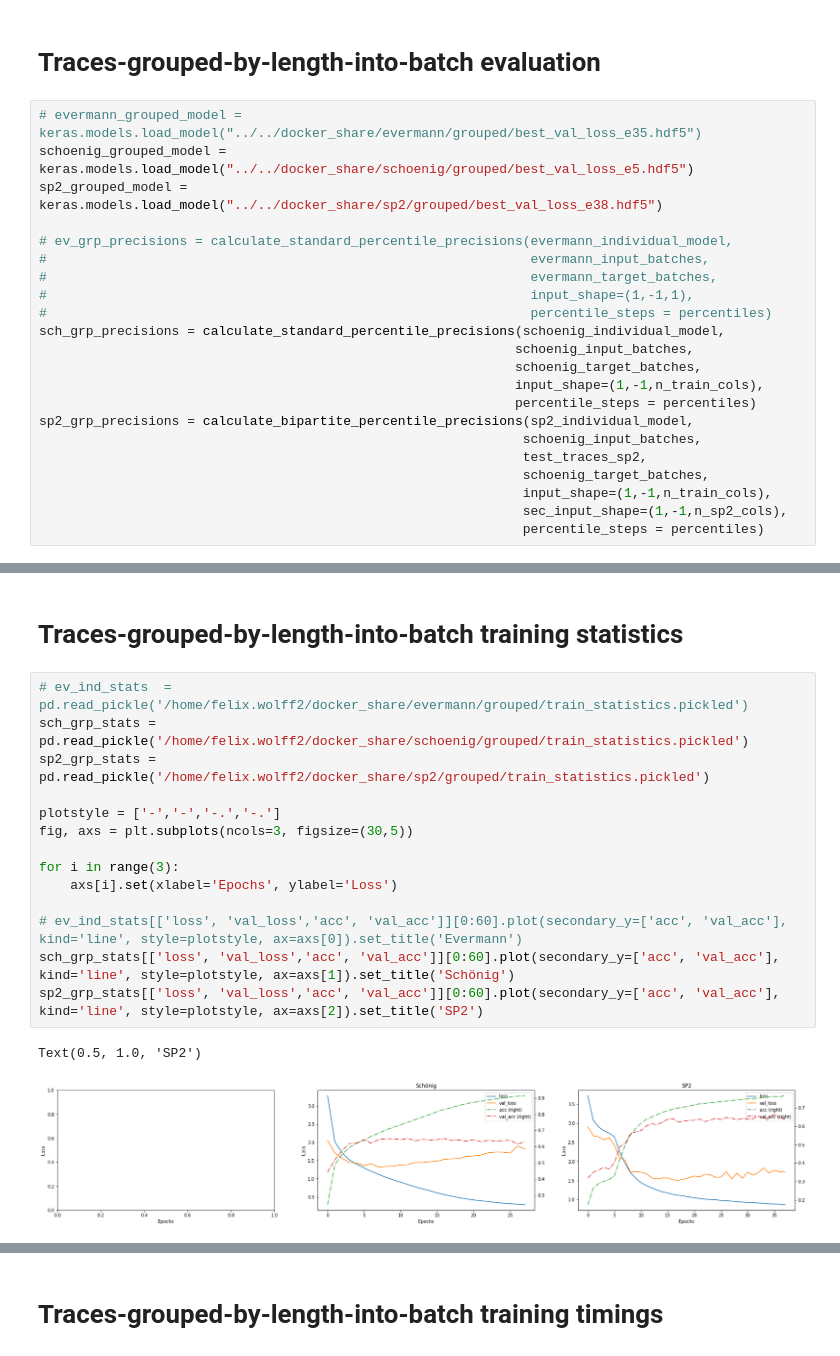
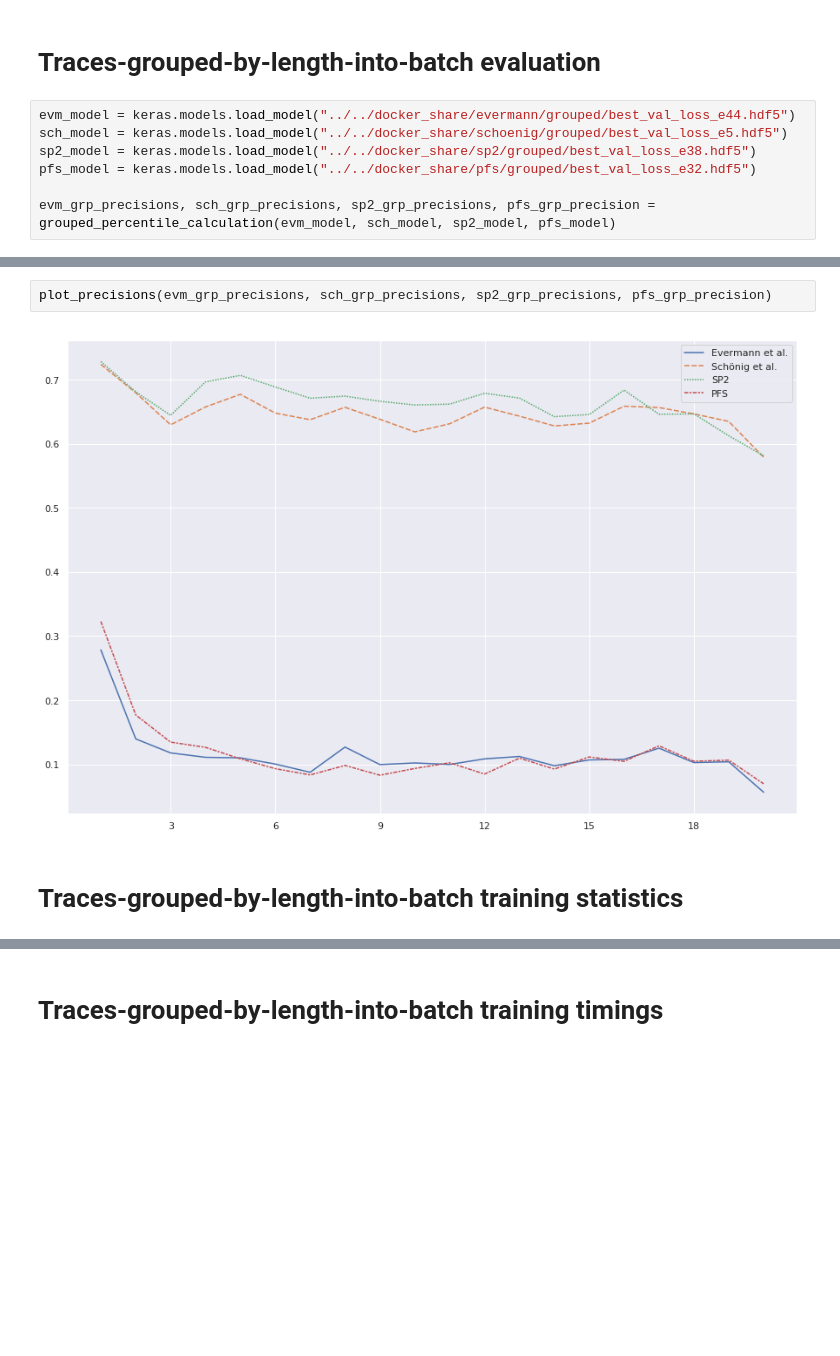
Before and after one commit to flxw/master-thesis, a Jupyter notebook: notebooks/Performance evaluation BPIC2011.ipynb, the cells around one changed output, grey strips where cells are left out. Cells and saved outputs as stored; diff of their text form; blank space fills up the shorter version.

```diff
--- a/notebooks/Performance evaluation BPIC2011.ipynb
+++ b/notebooks/Performance evaluation BPIC2011.ipynb
@@ -178,24 +211,9 @@ Text(0.5, 1.0, 'SP2')
 # %% [markdown]
 # Traces-grouped-by-length-into-batch evaluation
 # %%
-# evermann_grouped_model = keras.models.load_model("../../docker_share/evermann/grouped/best_val_loss_e35.hdf5")
-schoenig_grouped_model = keras.models.load_model("../../docker_share/schoenig/grouped/best_val_loss_e5.hdf5")
-sp2_grouped_model = keras.models.load_model("../../docker_share/sp2/grouped/best_val_loss_e38.hdf5")
+evm_model = keras.models.load_model("../../docker_share/evermann/grouped/best_val_loss_e44.hdf5")
+sch_model = keras.models.load_model("../../docker_share/schoenig/grouped/best_val_loss_e5.hdf5")
+sp2_model = keras.models.load_model("../../docker_share/sp2/grouped/best_val_loss_e38.hdf5")
+pfs_model = keras.models.load_model("../../docker_share/pfs/grouped/best_val_loss_e32.hdf5")
 
-# ev_grp_precisions = calculate_standard_percentile_precisions(evermann_individual_model,
-#                                                              evermann_input_batches,
-#                                                              evermann_target_batches,
-#                                                              input_shape=(1,-1,1),
-#                                                              percentile_steps = percentiles)
-sch_grp_precisions = calculate_standard_percentile_precisions(schoenig_individual_model,
-                                                             schoenig_input_batches,
-                                                             schoenig_target_batches,
-                                                             input_shape=(1,-1,n_train_cols),
-                                                             percentile_steps = percentiles)
-sp2_grp_precisions = calculate_bipartite_percentile_precisions(sp2_individual_model,
-                                                              schoenig_input_batches,
-                                                              test_traces_sp2,
-                                                              schoenig_target_batches,
-                                                              input_shape=(1,-1,n_train_cols),
-                                                              sec_input_shape=(1,-1,n_sp2_cols),
-                                                              percentile_steps = percentiles)
+evm_grp_precisions, sch_grp_precisions, sp2_grp_precisions, pfs_grp_precision = grouped_percentile_calculation(evm_model, sch_model, sp2_model, pfs_model)
@@ -214,19 +220,6 @@ Text(0.5, 1.0, 'SP2')
+# %%
+plot_precisions(evm_grp_precisions, sch_grp_precisions, sp2_grp_precisions, pfs_grp_precision)
+# %% [output]
+[figure, added]
 # %% [markdown]
 # Traces-grouped-by-length-into-batch training statistics
-# %%
-# ev_ind_stats  = pd.read_pickle('/home/felix.wolff2/docker_share/evermann/grouped/train_statistics.pickled')
-sch_grp_stats = pd.read_pickle('/home/felix.wolff2/docker_share/schoenig/grouped/train_statistics.pickled')
-sp2_grp_stats = pd.read_pickle('/home/felix.wolff2/docker_share/sp2/grouped/train_statistics.pickled')
-
-plotstyle = ['-','-','-.','-.']
-fig, axs = plt.subplots(ncols=3, figsize=(30,5))
-
-for i in range(3):
-    axs[i].set(xlabel='Epochs', ylabel='Loss')
-
-# ev_ind_stats[['loss', 'val_loss','acc', 'val_acc']][0:60].plot(secondary_y=['acc', 'val_acc'], kind='line', style=plotstyle, ax=axs[0]).set_title('Evermann')
-sch_grp_stats[['loss', 'val_loss','acc', 'val_acc']][0:60].plot(secondary_y=['acc', 'val_acc'], kind='line', style=plotstyle, ax=axs[1]).set_title('Schönig')
-sp2_grp_stats[['loss', 'val_loss','acc', 'val_acc']][0:60].plot(secondary_y=['acc', 'val_acc'], kind='line', style=plotstyle, ax=axs[2]).set_title('SP2')
-# %% [output]
-Text(0.5, 1.0, 'SP2')
-[figure, removed]
```
Also changed, not shown: parts of 21 cells of this notebook, 1 other file.
